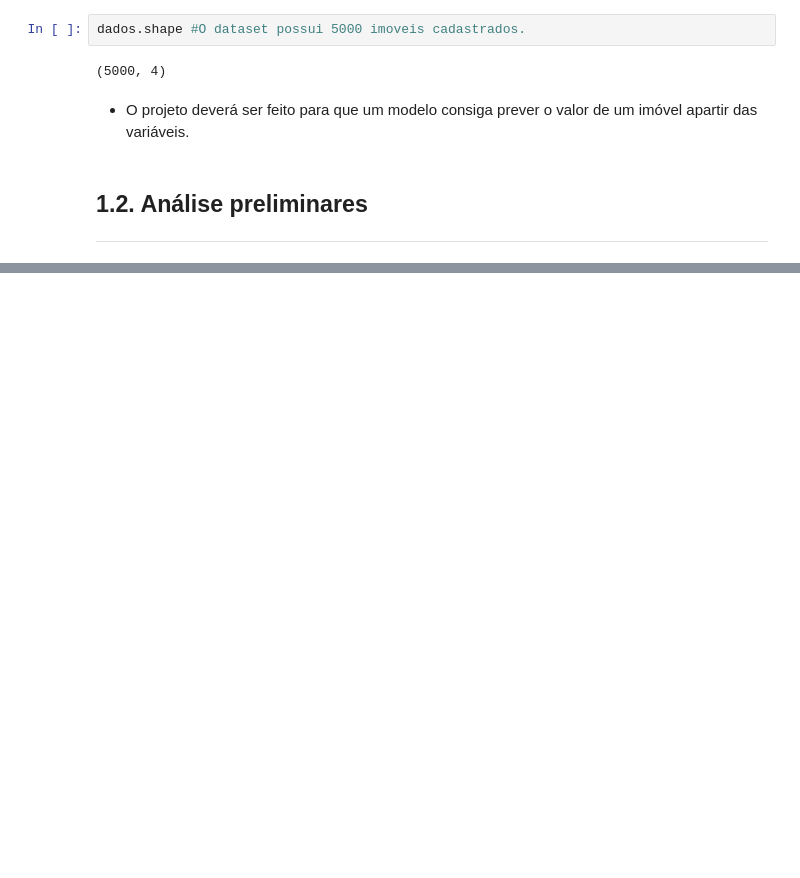
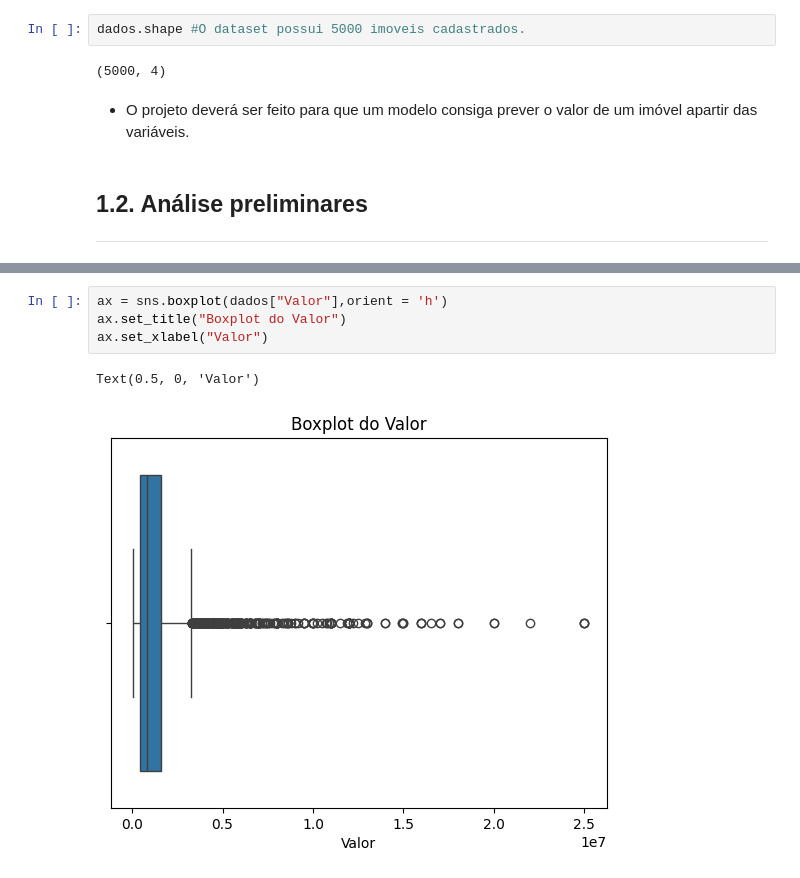
Before and after one commit to JonasSouza871/Machine-Learning-Statistics-Studies, a Jupyter notebook: Regressão_Linear_e_Técnicas_Avançadas_de_Modelagem.ipynb, the cells around one changed output, grey strips where cells are left out. Saved outputs shown, nothing was run; the diff lists cells and outputs as text; blank space fills up the shorter version.

```diff
--- a/Regressão_Linear_e_Técnicas_Avançadas_de_Modelagem.ipynb
+++ b/Regressão_Linear_e_Técnicas_Avançadas_de_Modelagem.ipynb
@@ -44,0 +89,7 @@ dados.shape #O dataset possui 5000 imoveis cadastrados.
+# %%
+ax = sns.boxplot(dados["Valor"],orient = 'h')
+ax.set_title("Boxplot do Valor")
+ax.set_xlabel("Valor")
+# %% [output]
+Text(0.5, 0, 'Valor')
+[figure, added]
```
Also changed, not shown: parts of 80 cells of this notebook.
